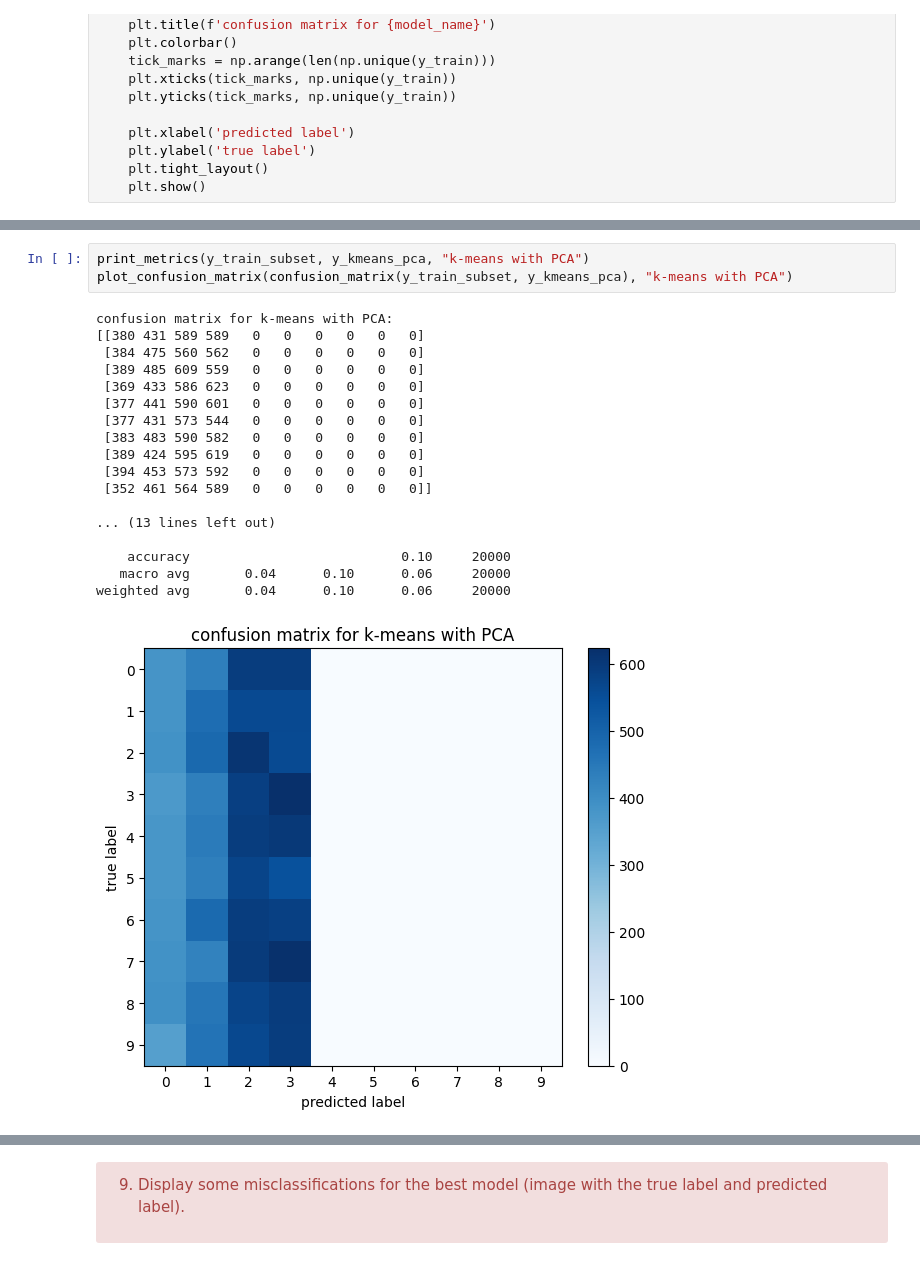
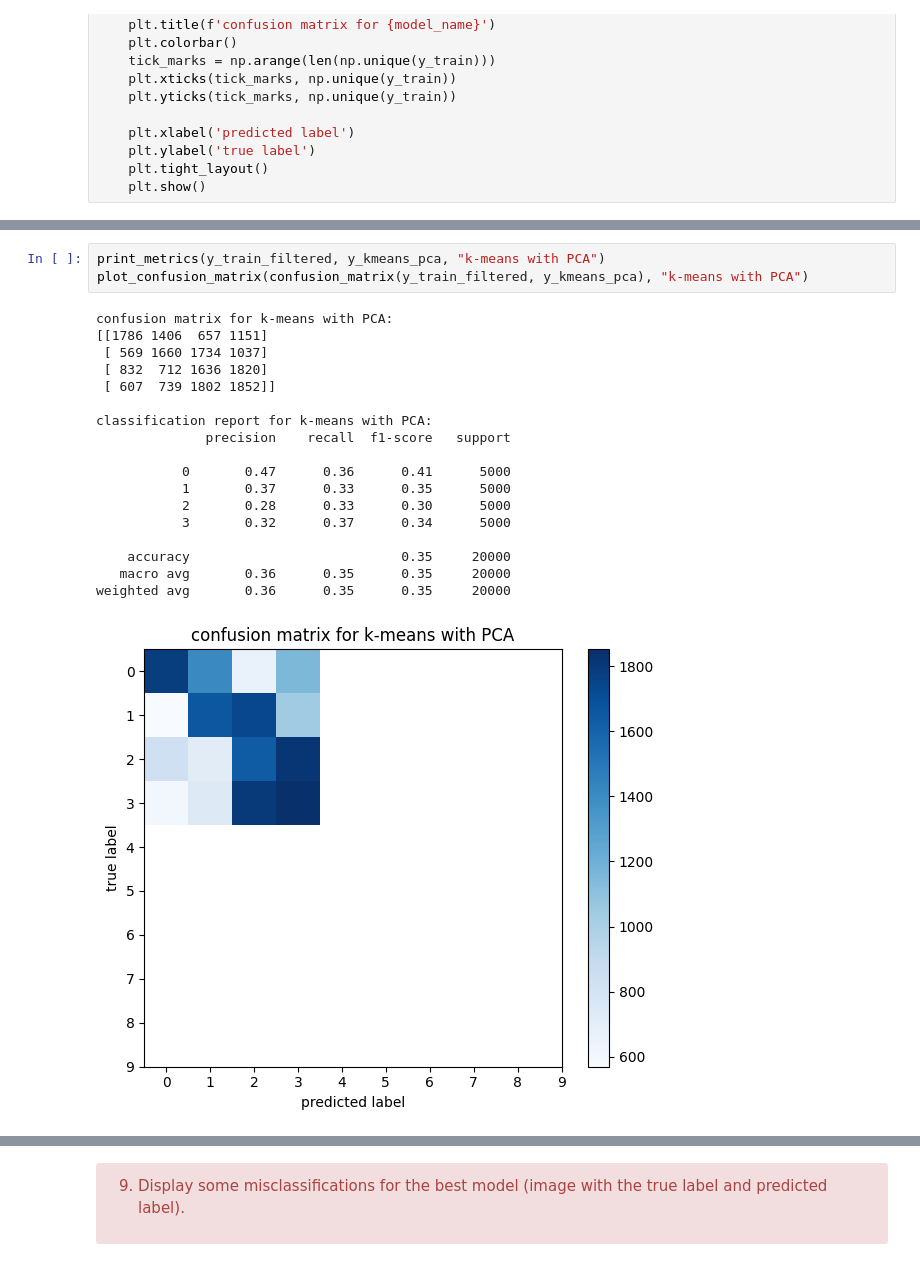
Before and after one commit to amaliahm/machine_learning_tps, a Jupyter notebook: TP5.ipynb, the cells around one changed output, grey strips where cells are left out. Drawn from its saved outputs; the diff is of its cells as text.

```diff
--- a/TP5.ipynb
+++ b/TP5.ipynb
@@ -298,23 +311,23 @@ weighted avg       0.04      0.10      0.06     20000
 # %%
-print_metrics(y_train_subset, y_kmeans_pca, "k-means with PCA")
-plot_confusion_matrix(confusion_matrix(y_train_subset, y_kmeans_pca), "k-means with PCA")
+print_metrics(y_train_filtered, y_kmeans_pca, "k-means with PCA")
+plot_confusion_matrix(confusion_matrix(y_train_filtered, y_kmeans_pca), "k-means with PCA")
 # %% [output]
 confusion matrix for k-means with PCA:
-[[380 431 589 589   0   0   0   0   0   0]
- [384 475 560 562   0   0   0   0   0   0]
- [389 485 609 559   0   0   0   0   0   0]
- [369 433 586 623   0   0   0   0   0   0]
- [377 441 590 601   0   0   0   0   0   0]
- [377 431 573 544   0   0   0   0   0   0]
- [383 483 590 582   0   0   0   0   0   0]
- [389 424 595 619   0   0   0   0   0   0]
- [394 453 573 592   0   0   0   0   0   0]
- [352 461 564 589   0   0   0   0   0   0]]
+[[1786 1406  657 1151]
+ [ 569 1660 1734 1037]
+ [ 832  712 1636 1820]
+ [ 607  739 1802 1852]]
 
-... (13 lines left out)
+classification report for k-means with PCA:
+              precision    recall  f1-score   support
 
-    accuracy                           0.10     20000
-   macro avg       0.04      0.10      0.06     20000
-weighted avg       0.04      0.10      0.06     20000
+           0       0.47      0.36      0.41      5000
+           1       0.37      0.33      0.35      5000
+           2       0.28      0.33      0.30      5000
+           3       0.32      0.37      0.34      5000
+
+    accuracy                           0.35     20000
+   macro avg       0.36      0.35      0.35     20000
+weighted avg       0.36      0.35      0.35     20000
-[figure, old version]
+[figure, new version]
 # %%
```
Also changed, not shown: parts of 7 cells of this notebook.
